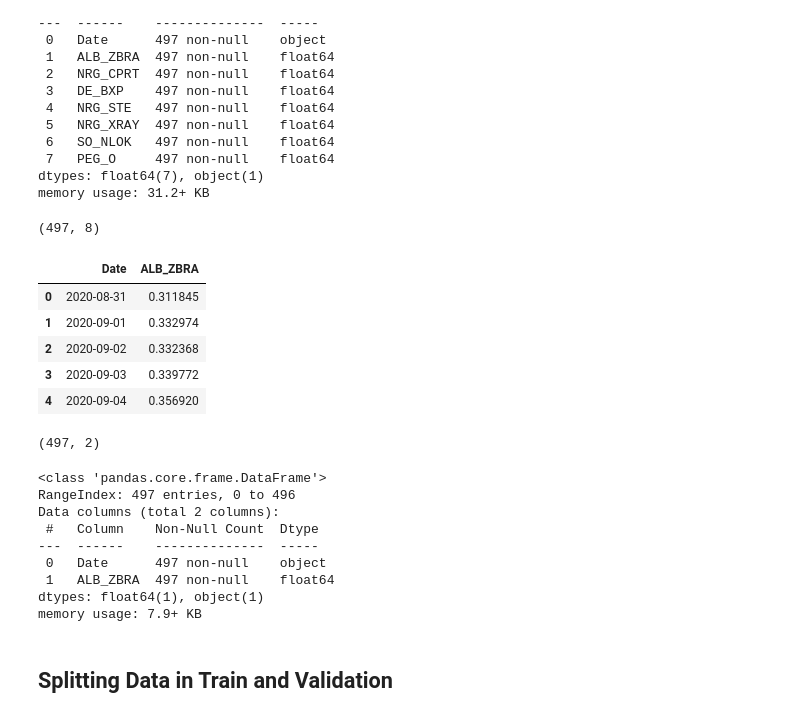
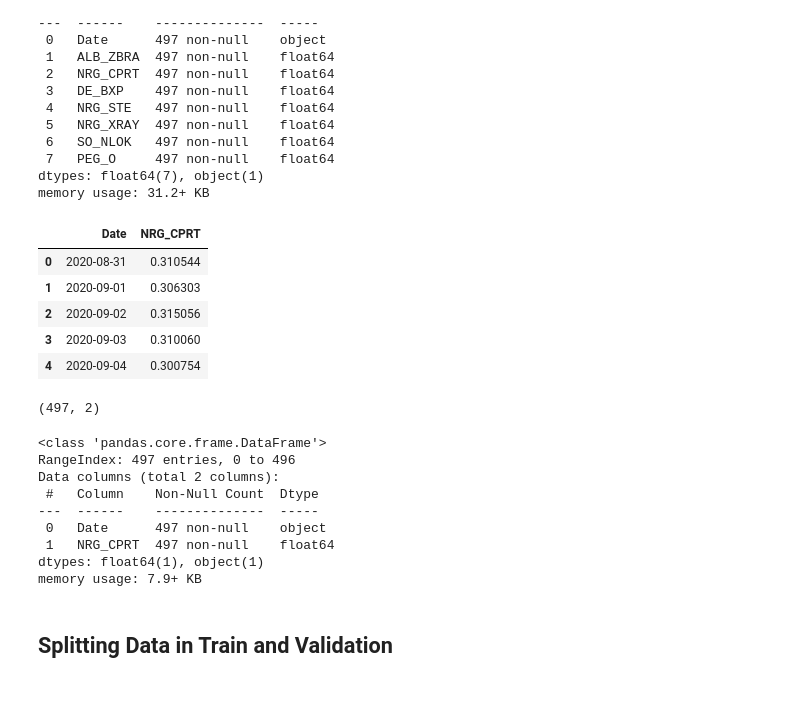
Before and after one commit to greengamma/long-short-trade-ideas-generator, a Jupyter notebook: notebooks/LSTM_model.ipynb, the cells around one changed output. Cells and saved outputs as stored; diff of their text form; code cells hidden in the pictures.

```diff
--- a/notebooks/LSTM_model.ipynb
+++ b/notebooks/LSTM_model.ipynb
@@ -49,21 +49,17 @@ Data columns (total 8 columns):
  7   PEG_O     497 non-null    float64
 dtypes: float64(7), object(1)
 memory usage: 31.2+ KB
-# %%
-df.shape
-# %% [output]
-(497, 8)
 # %%
 # we check first chosen ratios first (here: ALB_ZBRA)
-df_small=df.iloc[:,[0,1]]
+df_small=df.iloc[:,[0,2]]
 df_small.head()
 # %% [output]
-|  | Date | ALB_ZBRA |
-| 0 | 2020-08-31 | 0.311845 |
-| 1 | 2020-09-01 | 0.332974 |
-| 2 | 2020-09-02 | 0.332368 |
-| 3 | 2020-09-03 | 0.339772 |
-| 4 | 2020-09-04 | 0.356920 |
+|  | Date | NRG_CPRT |
+| 0 | 2020-08-31 | 0.310544 |
+| 1 | 2020-09-01 | 0.306303 |
+| 2 | 2020-09-02 | 0.315056 |
+| 3 | 2020-09-03 | 0.310060 |
+| 4 | 2020-09-04 | 0.300754 |
 # %%
 df_small.shape
 # %% [output]
@@ -77,7 +73,7 @@ Data columns (total 2 columns):
  #   Column    Non-Null Count  Dtype
 ---  ------    --------------  -----
  0   Date      497 non-null    object
- 1   ALB_ZBRA  497 non-null    float64
+ 1   NRG_CPRT  497 non-null    float64
 dtypes: float64(1), object(1)
 memory usage: 7.9+ KB
 # %% [markdown]
```
Also changed, not shown: parts of 16 cells of this notebook, 2 other files.
